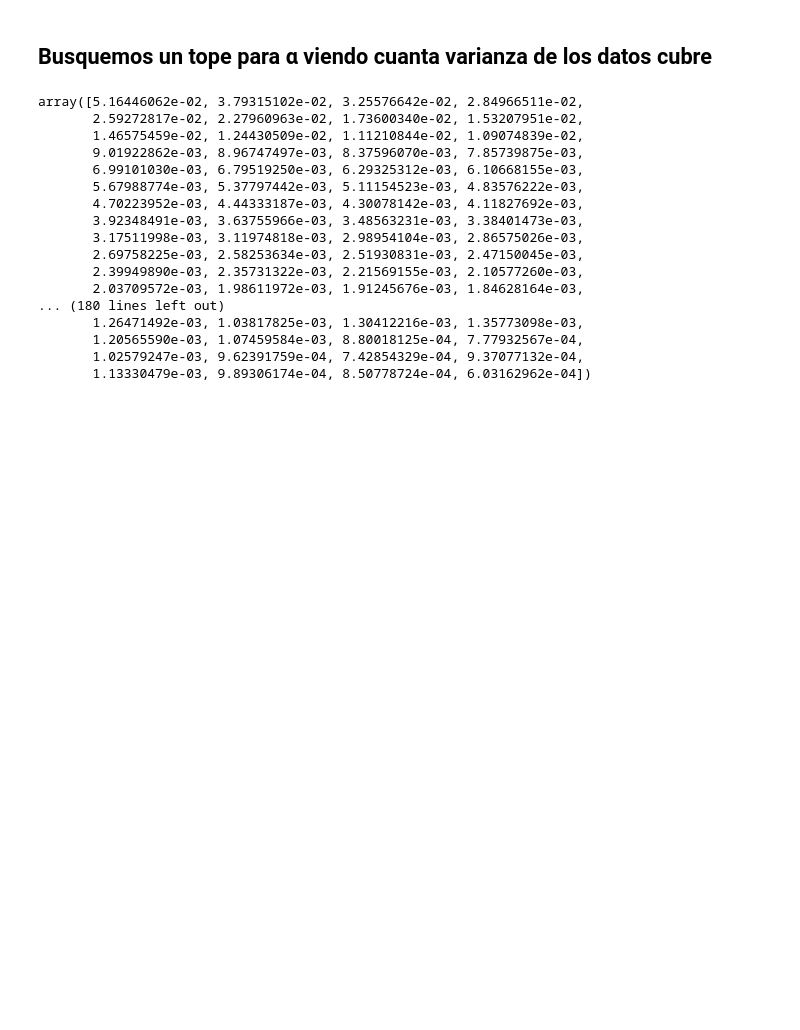
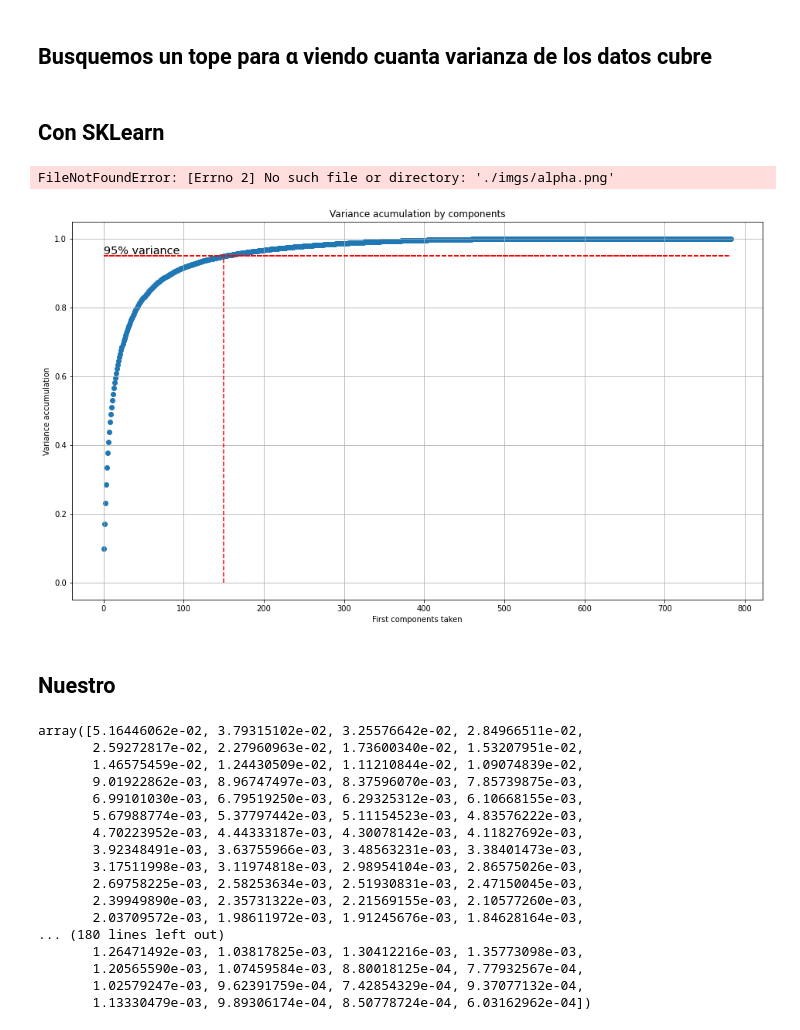
Before and after one commit to pablolp99/mn-tp2, a Jupyter notebook: experimentation/GridSearch.ipynb, the cells around one changed output. Saved outputs shown, nothing was run; the diff lists cells and outputs as text; code cells hidden in the pictures; blank space fills up the shorter version.

Commit message:
Alpha exploring with Bsklearn

```diff
--- a/experimentation/GridSearch.ipynb
+++ b/experimentation/GridSearch.ipynb
@@ -11,6 +16,39 @@ from knn import KNNClassifier
 # Analisis de tope de K (KNN) y α (PCA)
 # %% [markdown]
 ## Busquemos un tope para α viendo cuanta varianza de los datos cubre
+# %% [markdown]
+## Con SKLearn
+# %%
+df = pd.read_csv("../data/train.csv")
+
+pca_sklrn = skld.PCA(n_components=784)
+pca_sklrn.fit(df.drop(columns="label"))
+
+var_ratio_by_component_sklrn = pca_sklrn.explained_variance_ratio_
+# %%
+accumulated_by_component = np.cumsum(var_ratio_by_component_sklrn)
+components_amount = [i for i in range(0, 784)]
+
+plt.figure(figsize = (16,9))
+
+plt.text(0, 0.95, '95% variance', va='bottom', fontsize='x-large')
+plt.hlines([0.95 for i in range(1, len(accumulated_by_component) + 1)], 0, components_amount, linestyle="dashed", color='red')
+
+plt.grid()
+
+plt.vlines(150, 0, 0.95, linestyle="dashed", color='red')
+
+plt.scatter(components_amount, accumulated_by_component)
+plt.title("Variance acumulation by components")
+plt.xlabel("First components taken")
+plt.ylabel("Variance accumulation")
+
+plt.savefig("./imgs/alpha.png")
+# %% [output]
+FileNotFoundError: [Errno 2] No such file or directory: './imgs/alpha.png'
+[figure, added]
+# %% [markdown]
+## Nuestro
 # %%
 df = pd.read_csv("../data/train.csv")
 
```
Also changed, not shown: parts of 2 cells of this notebook.
